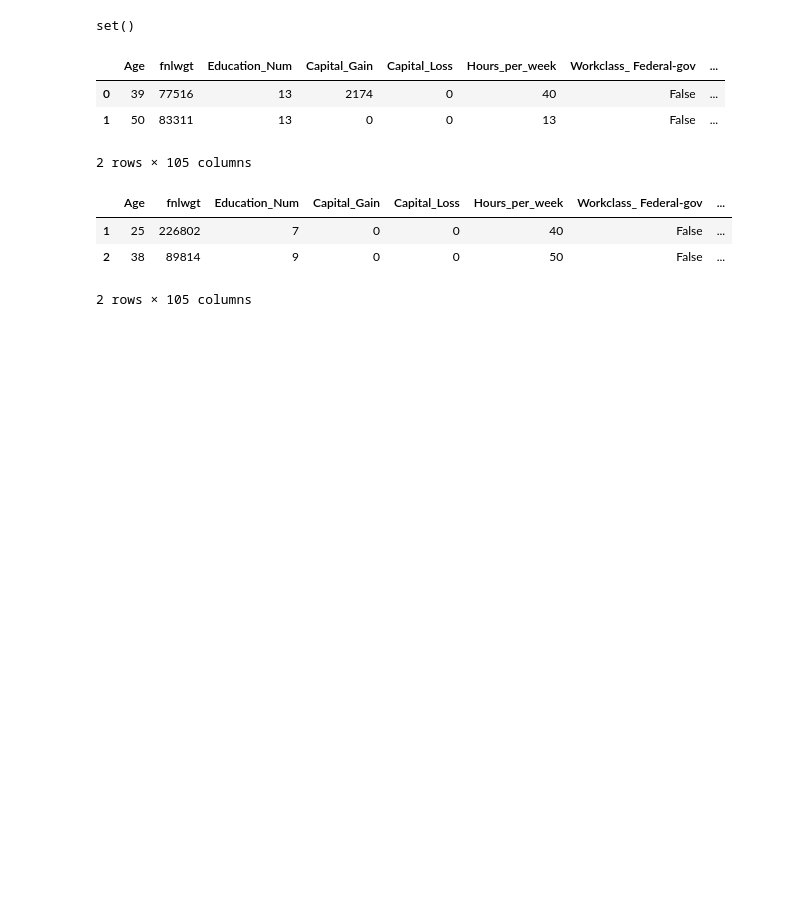
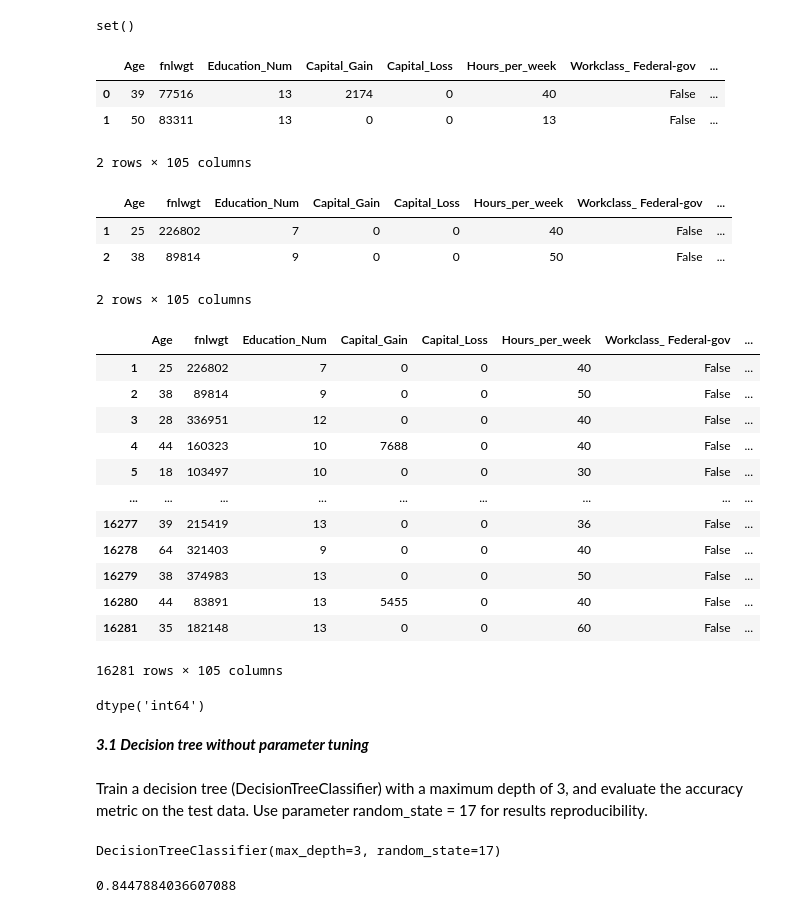
Before and after one commit to rahulrajesh131999/ai-ml-dl-journey, a Jupyter notebook: topic3/demo-assignment.ipynb, the cells around one changed output. Saved outputs shown, nothing was run; the diff lists cells and outputs as text; code cells hidden in the pictures; blank space fills up the shorter version.

```diff
--- a/topic3/demo-assignment.ipynb
+++ b/topic3/demo-assignment.ipynb
@@ -573,3 +573,47 @@ data_test.head(2)
 # %%
 X_train = data_train
 X_test = data_test
+X_test
+# %% [output]
+|  | Age | fnlwgt | Education_Num | Capital_Gain | Capital_Loss | Hours_per_week | Workclass_ Federal-gov | ... |
+| 1 | 25 | 226802 | 7 | 0 | 0 | 40 | False | ... |
+| 2 | 38 | 89814 | 9 | 0 | 0 | 50 | False | ... |
+| 3 | 28 | 336951 | 12 | 0 | 0 | 40 | False | ... |
+| 4 | 44 | 160323 | 10 | 7688 | 0 | 40 | False | ... |
+| 5 | 18 | 103497 | 10 | 0 | 0 | 30 | False | ... |
+| ... | ... | ... | ... | ... | ... | ... | ... | ... |
+| 16277 | 39 | 215419 | 13 | 0 | 0 | 36 | False | ... |
+| 16278 | 64 | 321403 | 9 | 0 | 0 | 40 | False | ... |
+| 16279 | 38 | 374983 | 13 | 0 | 0 | 50 | False | ... |
+| 16280 | 44 | 83891 | 13 | 5455 | 0 | 40 | False | ... |
+| 16281 | 35 | 182148 | 13 | 0 | 0 | 60 | False | ... |
+16281 rows × 105 columns
+# %%
+y_train = y_train.astype(int)
+y_test = y_test.astype(int)
+y_test.dtype
+# %% [output]
+dtype('int64')
+# %% [markdown]
+***3.1 Decision tree without parameter tuning***
+# %% [markdown]
+Train a decision tree (DecisionTreeClassifier) with a maximum depth of 3, and evaluate the accuracy metric on the test data. Use parameter random_state = 17 for results reproducibility.
+# %%
+tree = DecisionTreeClassifier(criterion="gini", random_state=17, max_depth=3)
+tree.fit(X_train,y_train)
+# %% [output]
+DecisionTreeClassifier(max_depth=3, random_state=17)
+# %%
+# Make a prediction with the trained model on the test data.
+
+tree_prediction = tree.predict(X_test[X_train.columns])
+#  tree_prediction = tree.predict(X_test) failed because X_test and X_train has different column order.
+#  X_test[X_train.columns] rearranges and solves the problem
+
+# X_test = X_test.reindex(columns=X_train.columns, fill_value=0) is a safer alternative
+
+# accuracy score
+
+accuracy_score(tree_prediction, y_test)
+# %% [output]
+0.8447884036607088
```
Also changed, not shown: parts of 11 cells of this notebook, 2 other files.
